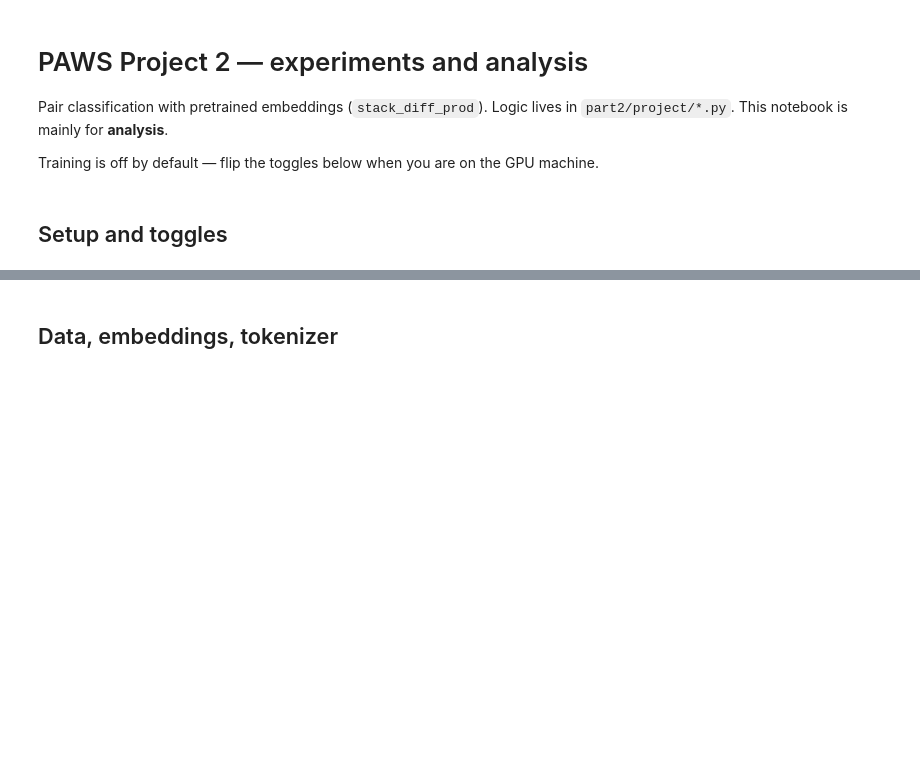
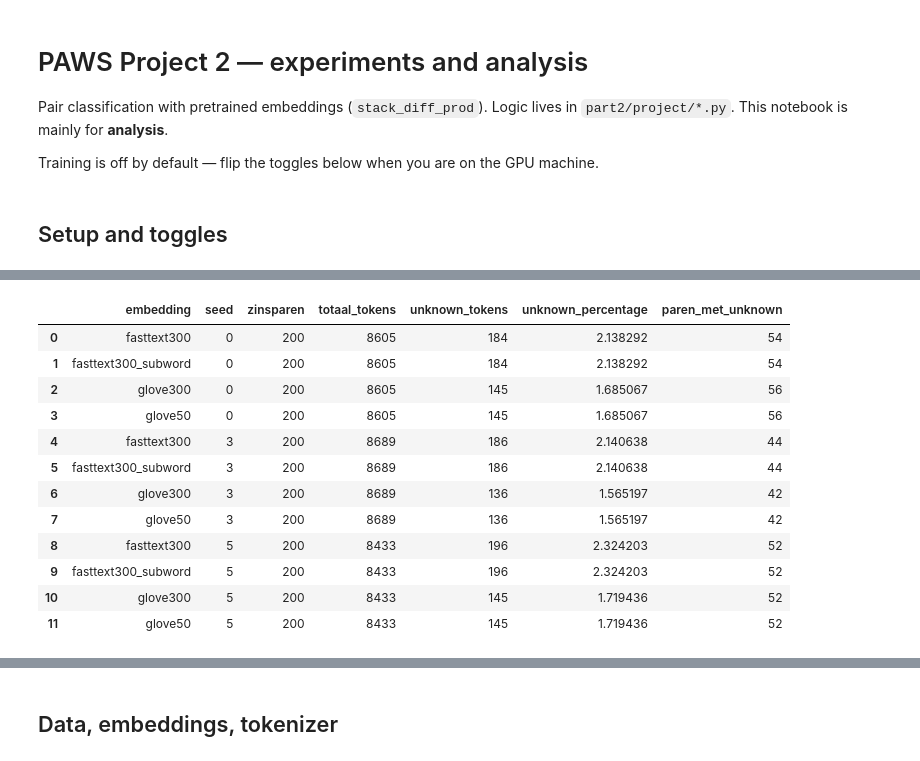
Before and after one commit to Joeyjdl/nlp1-student, a Jupyter notebook: part2/project/project.ipynb, the cells around one changed output, grey strips where cells are left out. Cells and saved outputs as stored; diff of their text form; code cells hidden in the pictures; blank space fills up the shorter version.

Commit message:
Analyze unknown-token coverage across embeddings

```diff
--- a/part2/project/project.ipynb
+++ b/part2/project/project.ipynb
@@ -61,0 +274,8 @@ enabled runs: ['pool_ft300', 'lstm_ft300', 'lstm_glove300', 'bilstm_ft300', 'bil
+# %%
+glove50_model, glove50_tokenizer = embeddings.load_embedding_and_tokenizer("glove50")
+
+print("Embeddingmatrix:", glove50_model.vectors.shape)
+print(
+    "Zelfde woordenschat als GloVe 300d:",
+    set(glove50_model.vocab) == set(glove_model.vocab)
+)
@@ -61,0 +286,10 @@ enabled runs: ['pool_ft300', 'lstm_ft300', 'lstm_glove300', 'bilstm_ft300', 'bil
+# %%
+subword_model, subword_tokenizer = embeddings.load_embedding_and_tokenizer(
+    "fasttext300_subword"
+)
+
+print("Embeddingmatrix:", subword_model.vectors.shape)
+print(
+    "Voorbeeldtokens:",
+    subword_tokenizer.tokens("The dog bites the man.")
+)
@@ -61,0 +300,57 @@ enabled runs: ['pool_ft300', 'lstm_ft300', 'lstm_glove300', 'bilstm_ft300', 'bil
+# %%
+subword_resultaten = []
+
+for seed, split in zip(config.SEEDS, devtest_splits):
+    totaal_tokens = 0
+    onbekende_tokens = Counter()
+    paren_met_onbekend = 0
+
+    for (zin1, zin2), label in split["devtest"]:
+        tokens = (
+            subword_tokenizer.tokens(zin1)
+            + subword_tokenizer.tokens(zin2)
+        )
+        onbekend = [
+            token for token in tokens
+            if token not in subword_model.vocab
+        ]
+
+        totaal_tokens += len(tokens)
+        onbekende_tokens.update(onbekend)
+
+        if onbekend:
+            paren_met_onbekend += 1
+
+    aantal_onbekend = sum(onbekende_tokens.values())
+
+    subword_resultaten.append({
+        "embedding": "fasttext300_subword",
+        "seed": seed,
+        "zinsparen": len(split["devtest"]),
+        "totaal_tokens": totaal_tokens,
+        "unknown_tokens": aantal_onbekend,
+        "unknown_percentage": 100 * aantal_onbekend / totaal_tokens,
+        "paren_met_unknown": paren_met_onbekend,
+    })
+
+    print(f"Seed {seed} — meest voorkomende unknown tokens:")
+    print(onbekende_tokens.most_common(10))
+    print()
+
+# GloVe 50d heeft dezelfde woordenschat en tokenisatie als GloVe 300d.
+glove50_resultaten = [
+    {**rij, "embedding": "glove50"}
+    for rij in glove_resultaten
+]
+
+vergelijking = pd.DataFrame(
+    fasttext_resultaten
+    + glove_resultaten
+    + glove50_resultaten
+    + subword_resultaten
+)
+
+display(
+    vergelijking.sort_values(["seed", "embedding"]).reset_index(drop=True)
+)
+# %% [output]
@@ -61,0 +365,13 @@ enabled runs: ['pool_ft300', 'lstm_ft300', 'lstm_glove300', 'bilstm_ft300', 'bil
+|  | embedding | seed | zinsparen | totaal_tokens | unknown_tokens | unknown_percentage | paren_met_unknown |
+| 0 | fasttext300 | 0 | 200 | 8605 | 184 | 2.138292 | 54 |
+| 1 | fasttext300_subword | 0 | 200 | 8605 | 184 | 2.138292 | 54 |
+| 2 | glove300 | 0 | 200 | 8605 | 145 | 1.685067 | 56 |
+| 3 | glove50 | 0 | 200 | 8605 | 145 | 1.685067 | 56 |
+| 4 | fasttext300 | 3 | 200 | 8689 | 186 | 2.140638 | 44 |
+| 5 | fasttext300_subword | 3 | 200 | 8689 | 186 | 2.140638 | 44 |
+| 6 | glove300 | 3 | 200 | 8689 | 136 | 1.565197 | 42 |
+| 7 | glove50 | 3 | 200 | 8689 | 136 | 1.565197 | 42 |
+| 8 | fasttext300 | 5 | 200 | 8433 | 196 | 2.324203 | 52 |
+| 9 | fasttext300_subword | 5 | 200 | 8433 | 196 | 2.324203 | 52 |
+| 10 | glove300 | 5 | 200 | 8433 | 145 | 1.719436 | 52 |
+| 11 | glove50 | 5 | 200 | 8433 | 145 | 1.719436 | 52 |
```
Also changed, not shown: parts of 12 cells of this notebook.
